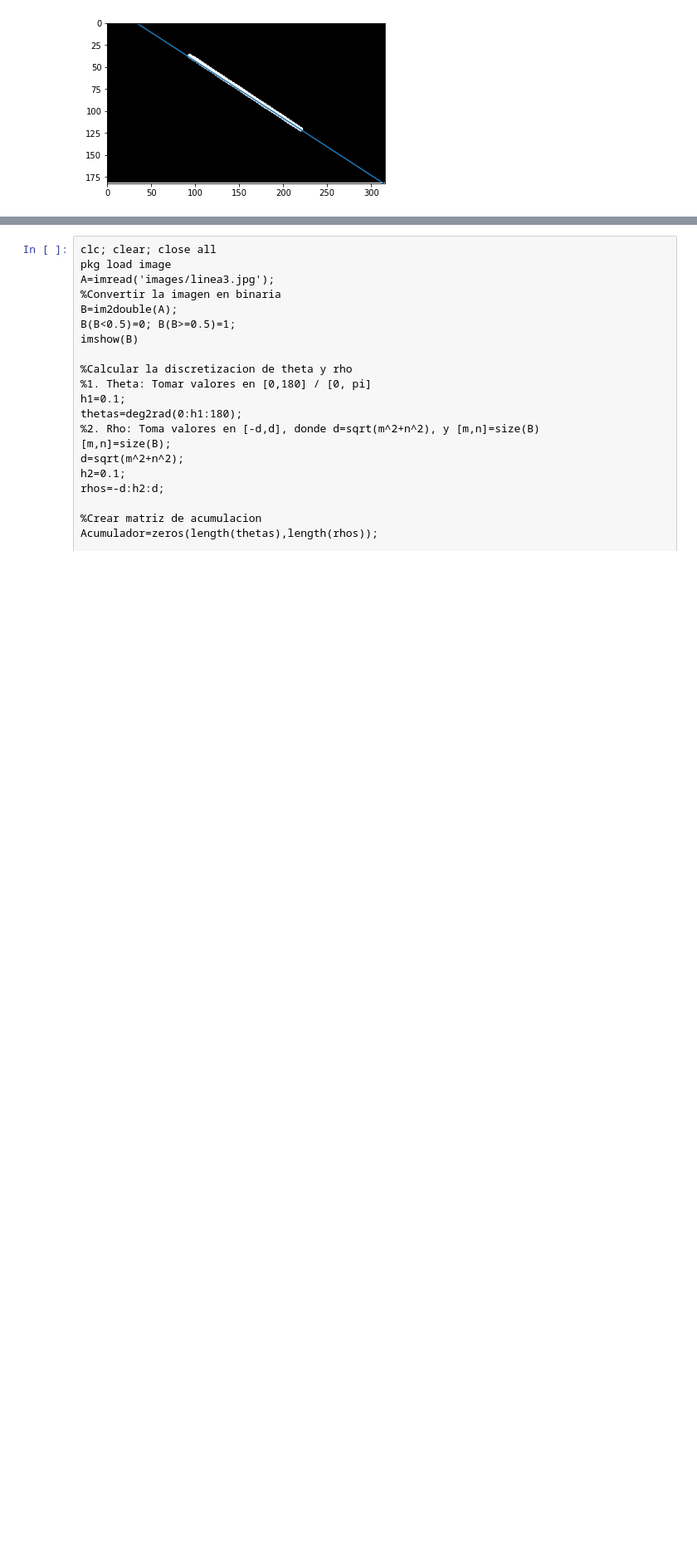
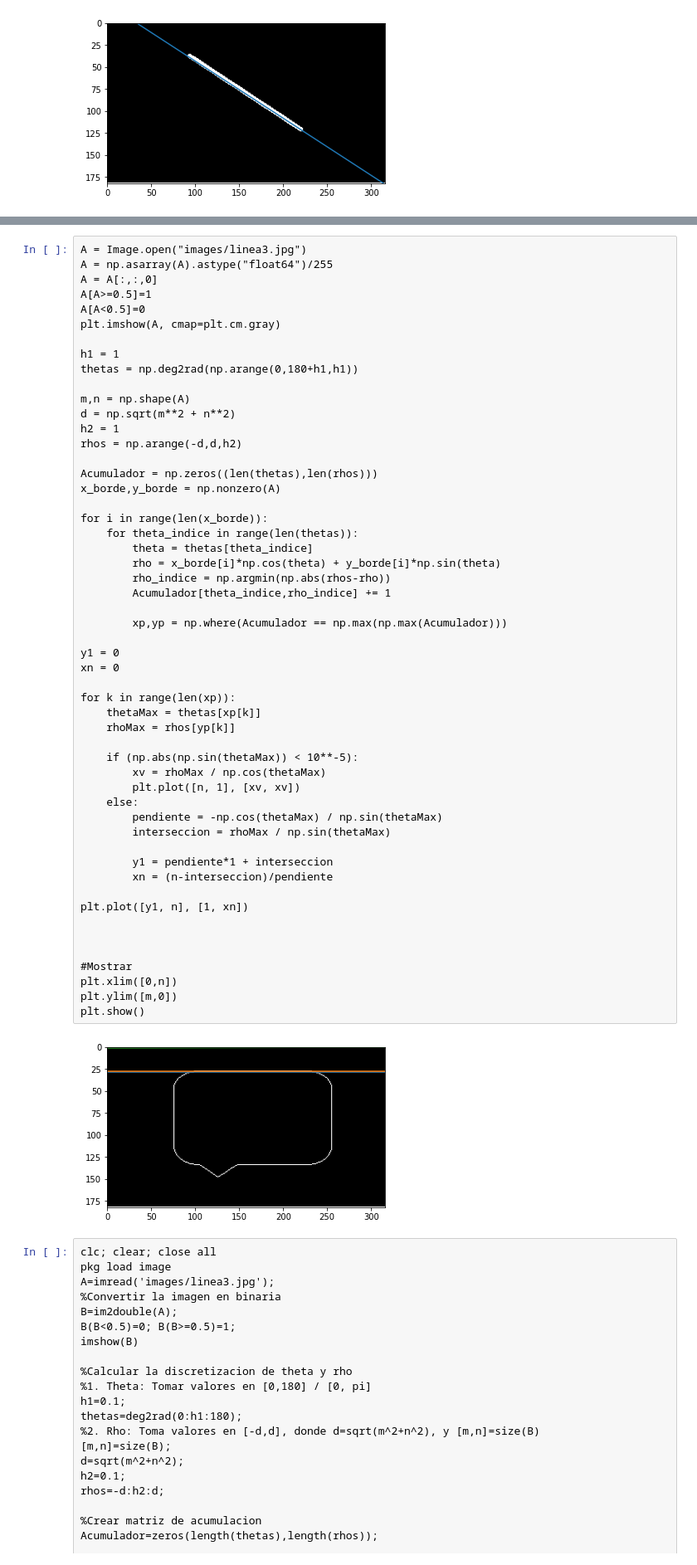
Before and after one commit to bakkim05/PAID_Electiva, a Jupyter notebook: 11.Deteccion_de_Bordes/Deteccion_de_Bordes.ipynb, the cells around one changed output, grey strips where cells are left out. Shown at 83% size. Cells and saved outputs as stored; diff of their text form; blank space fills up the shorter version.

```diff
--- a/11.Deteccion_de_Bordes/Deteccion_de_Bordes.ipynb
+++ b/11.Deteccion_de_Bordes/Deteccion_de_Bordes.ipynb
@@ -269,4 +279,59 @@ line([y1 n], [1 xn], "LineWidth", 2)
 [figure]
+# %%
+A = Image.open("images/linea3.jpg")
+A = np.asarray(A).astype("float64")/255
+A = A[:,:,0]
+A[A>=0.5]=1
+A[A<0.5]=0
+plt.imshow(A, cmap=plt.cm.gray)
+
+h1 = 1
+thetas = np.deg2rad(np.arange(0,180+h1,h1))
+
+m,n = np.shape(A)
+d = np.sqrt(m**2 + n**2)
+h2 = 1
+rhos = np.arange(-d,d,h2)
+
+Acumulador = np.zeros((len(thetas),len(rhos)))
+x_borde,y_borde = np.nonzero(A)
+
+for i in range(len(x_borde)):
+    for theta_indice in range(len(thetas)):
+        theta = thetas[theta_indice]
+        rho = x_borde[i]*np.cos(theta) + y_borde[i]*np.sin(theta)
+        rho_indice = np.argmin(np.abs(rhos-rho))
+        Acumulador[theta_indice,rho_indice] += 1
+
+        xp,yp = np.where(Acumulador == np.max(np.max(Acumulador)))
+
+y1 = 0
+xn = 0
+
+for k in range(len(xp)):
+    thetaMax = thetas[xp[k]]
+    rhoMax = rhos[yp[k]]
+
+    if (np.abs(np.sin(thetaMax)) < 10**-5):
+        xv = rhoMax / np.cos(thetaMax)
+        plt.plot([n, 1], [xv, xv])
+    else:
+        pendiente = -np.cos(thetaMax) / np.sin(thetaMax)
+        interseccion = rhoMax / np.sin(thetaMax)
+
+        y1 = pendiente*1 + interseccion
+        xn = (n-interseccion)/pendiente
+
+plt.plot([y1, n], [1, xn])
+
+
+
+#Mostrar
+plt.xlim([0,n])
+plt.ylim([m,0])
+plt.show()
+# %% [output]
+[figure, added]
 # %%
 clc; clear; close all
 pkg load image
```
Also changed, not shown: parts of 6 cells of this notebook, 16 other files.
